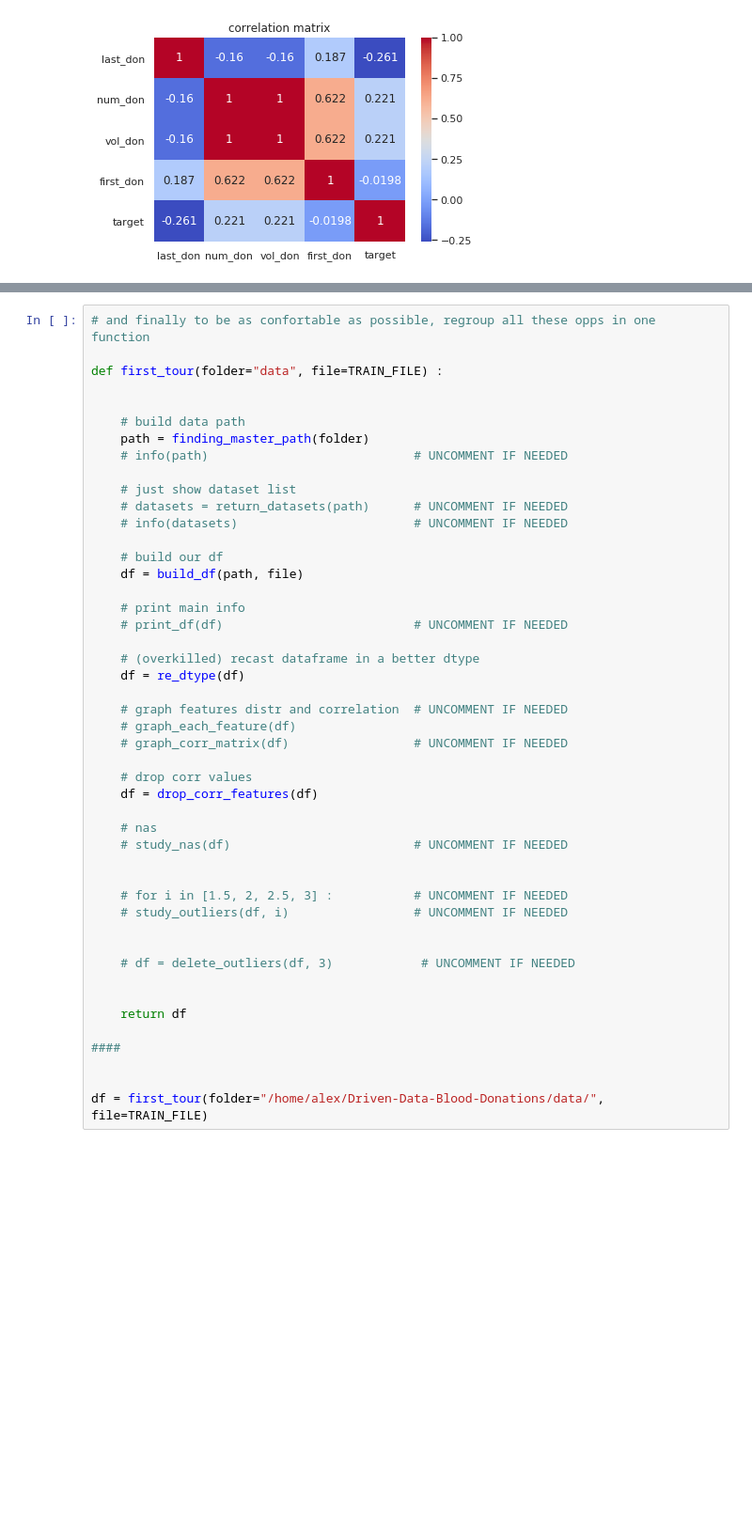
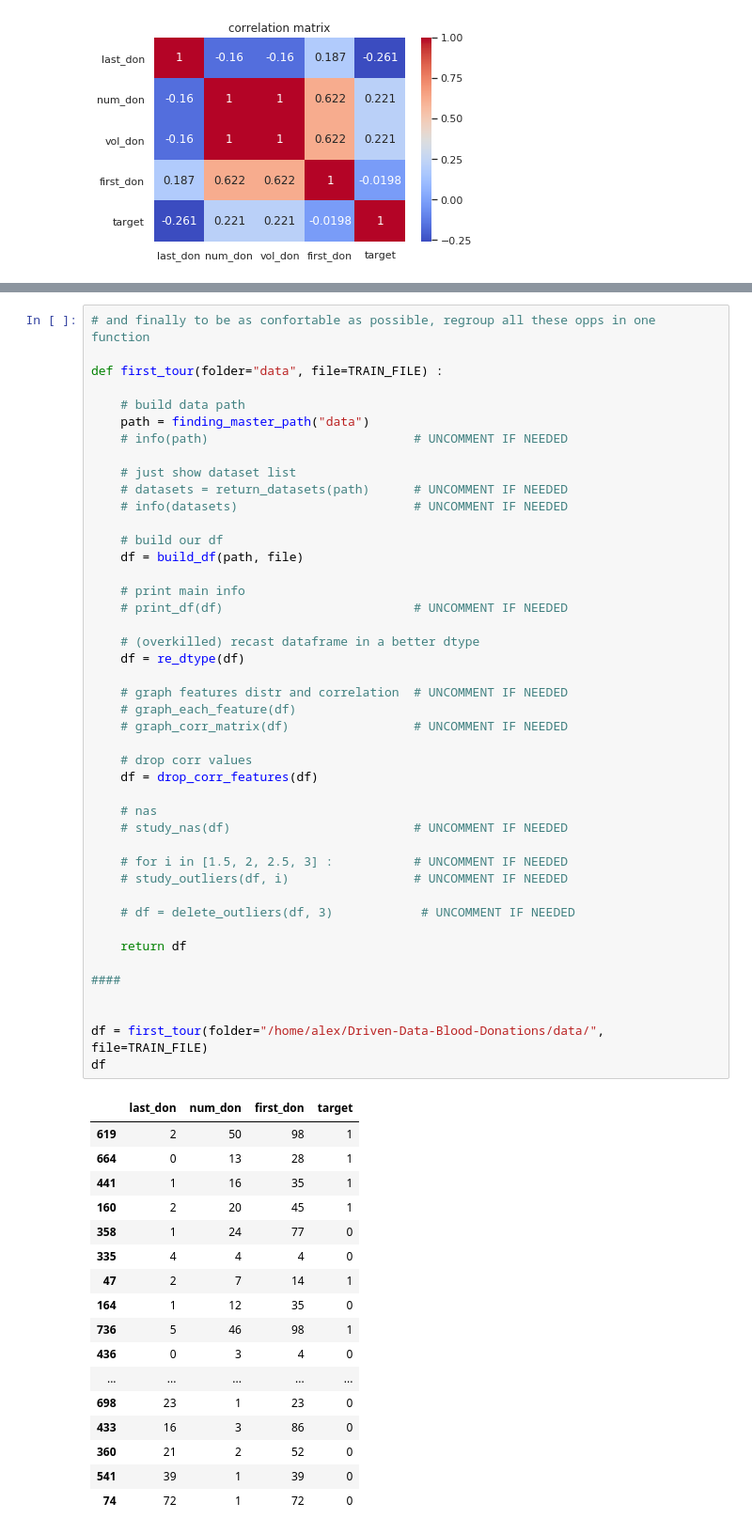
Before and after one commit to AlexandreGazagnes/Driven-Data-Blood-Donations, a Jupyter notebook: kernels/first_tour.ipynb, the cells around one changed output, grey strips where cells are left out. Shown at 94% size. Drawn from its saved outputs; the diff is of its cells as text; blank space fills up the shorter version.

```diff
--- a/kernels/first_tour.ipynb
+++ b/kernels/first_tour.ipynb
@@ -387,9 +424,8 @@ df
 
 def first_tour(folder="data", file=TRAIN_FILE) :
 
-
     # build data path
-    path = finding_master_path(folder)
+    path = finding_master_path("data")
     # info(path)                            # UNCOMMENT IF NEEDED
 
     # just show dataset list
@@ -400,33 +436,48 @@ def first_tour(folder="data", file=TRAIN_FILE) :
     df = build_df(path, file)
 
     # print main info
     # print_df(df)                          # UNCOMMENT IF NEEDED
 
     # (overkilled) recast dataframe in a better dtype
     df = re_dtype(df)
 
     # graph features distr and correlation  # UNCOMMENT IF NEEDED
     # graph_each_feature(df)
     # graph_corr_matrix(df)                 # UNCOMMENT IF NEEDED
 
     # drop corr values
     df = drop_corr_features(df)
 
     # nas
     # study_nas(df)                         # UNCOMMENT IF NEEDED
 
-
     # for i in [1.5, 2, 2.5, 3] :           # UNCOMMENT IF NEEDED
     # study_outliers(df, i)                 # UNCOMMENT IF NEEDED
 
-
     # df = delete_outliers(df, 3)            # UNCOMMENT IF NEEDED
-
 
     return df
 
 ####
 
 
 df = first_tour(folder="/home/alex/Driven-Data-Blood-Donations/data/", file=TRAIN_FILE)
+df
 # %% [output]
+|  | last_don | num_don | first_don | target |
+| 619 | 2 | 50 | 98 | 1 |
+| 664 | 0 | 13 | 28 | 1 |
+| 441 | 1 | 16 | 35 | 1 |
+| 160 | 2 | 20 | 45 | 1 |
+| 358 | 1 | 24 | 77 | 0 |
+| 335 | 4 | 4 | 4 | 0 |
+| 47 | 2 | 7 | 14 | 1 |
+| 164 | 1 | 12 | 35 | 0 |
+| 736 | 5 | 46 | 98 | 1 |
+| 436 | 0 | 3 | 4 | 0 |
+| ... | ... | ... | ... | ... |
+| 698 | 23 | 1 | 23 | 0 |
+| 433 | 16 | 3 | 86 | 0 |
+| 360 | 21 | 2 | 52 | 0 |
+| 541 | 39 | 1 | 39 | 0 |
+| 74 | 72 | 1 | 72 | 0 |
```
Also changed, not shown: parts of 9 cells of this notebook.
